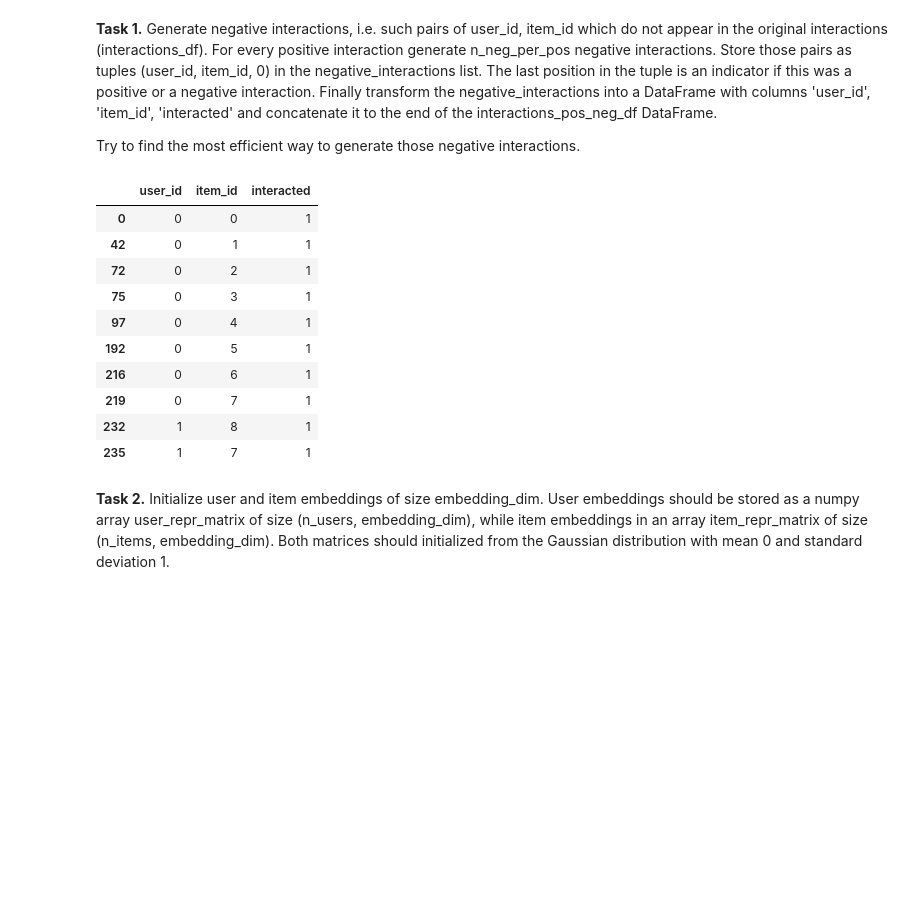
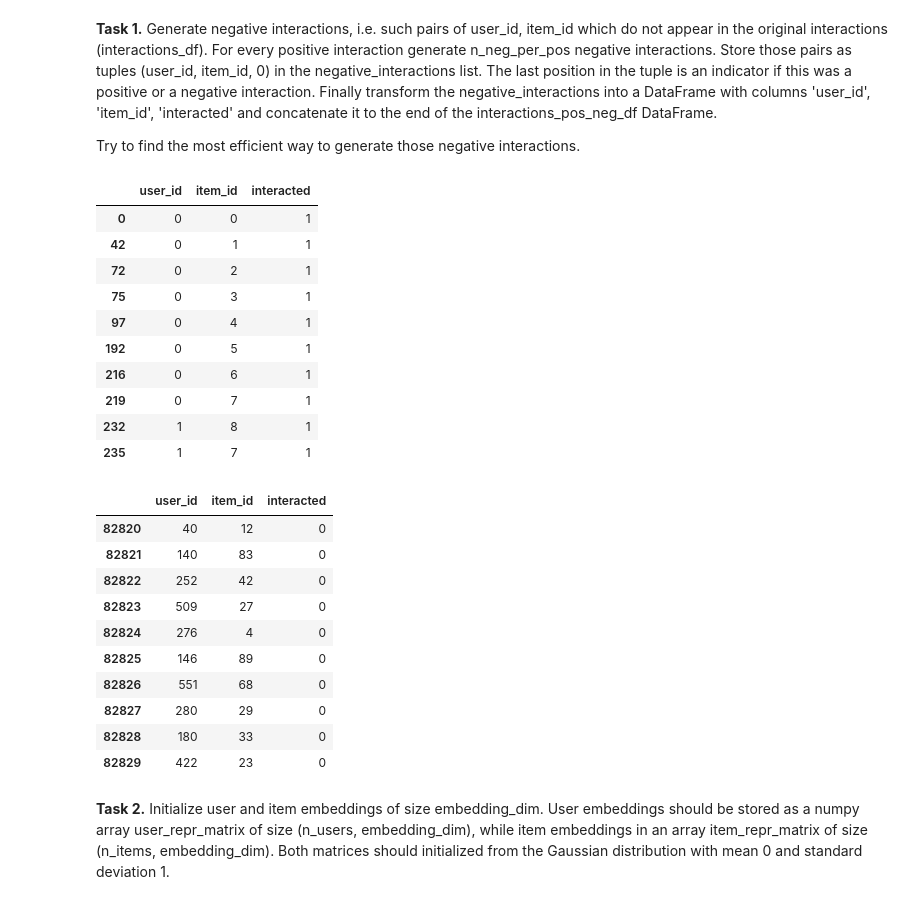
Before and after one commit to dansilecki/recommender-systems-class, a Jupyter notebook: class_08_netflix_recommender.ipynb, the cells around one changed output. Saved outputs shown, nothing was run; the diff lists cells and outputs as text; code cells hidden in the pictures; blank space fills up the shorter version.

```diff
--- a/class_08_netflix_recommender.ipynb
+++ b/class_08_netflix_recommender.ipynb
@@ -112,31 +112,61 @@ Try to find the most efficient way to generate those negative interactions.
 # %%
 n_neg_per_pos = 5
 interactions_pos_neg_df = interactions_df[['user_id', 'item_id']].copy()
 
 # Indicate positive interactions
 
 interactions_pos_neg_df['interacted'] = 1
 
 # Generate negative interactions
 
 negative_interactions = []
 
 ########################
 # Write your code here #
+########################
+
+counter = 0
+while counter < n_neg_per_pos * len(interactions_df):
+    sample_size = 1000
+    user_ids = rng.choice(np.arange(n_users), size=sample_size)
+    item_ids = rng.choice(np.arange(n_items), size=sample_size)
+
+    j = 0
+    while j < sample_size and counter < n_neg_per_pos * len(interactions_df):
+        if r[user_ids[j]][item_ids[j]] == 0:
+            negative_interactions.append([user_ids[j], item_ids[j], 0])
+            counter += 1
+        j += 1
+
+negative_interactions = pd.DataFrame(negative_interactions, columns=['user_id', 'item_id', 'interacted'])
+
+interactions_pos_neg_df = pd.concat([interactions_pos_neg_df, negative_interactions])
+
 display(interactions_pos_neg_df.head(10))
-########################
+display(interactions_pos_neg_df.tail(10))
 # %% [output]
 |  | user_id | item_id | interacted |
 | 0 | 0 | 0 | 1 |
 | 42 | 0 | 1 | 1 |
 | 72 | 0 | 2 | 1 |
 | 75 | 0 | 3 | 1 |
 | 97 | 0 | 4 | 1 |
 | 192 | 0 | 5 | 1 |
 | 216 | 0 | 6 | 1 |
 | 219 | 0 | 7 | 1 |
 | 232 | 1 | 8 | 1 |
 | 235 | 1 | 7 | 1 |
+|  | user_id | item_id | interacted |
+| 82820 | 40 | 12 | 0 |
+| 82821 | 140 | 83 | 0 |
+| 82822 | 252 | 42 | 0 |
+| 82823 | 509 | 27 | 0 |
+| 82824 | 276 | 4 | 0 |
+| 82825 | 146 | 89 | 0 |
+| 82826 | 551 | 68 | 0 |
+| 82827 | 280 | 29 | 0 |
+| 82828 | 180 | 33 | 0 |
+| 82829 | 422 | 23 | 0 |
 # %% [markdown]
 **Task 2.** Initialize user and item embeddings of size embedding_dim. User embeddings should be stored as a numpy array user_repr_matrix of size (n_users, embedding_dim), while item embeddings in an array item_repr_matrix of size (n_items, embedding_dim). Both matrices should initialized from the Gaussian distribution with mean 0 and standard deviation 1.
 # %%
```
